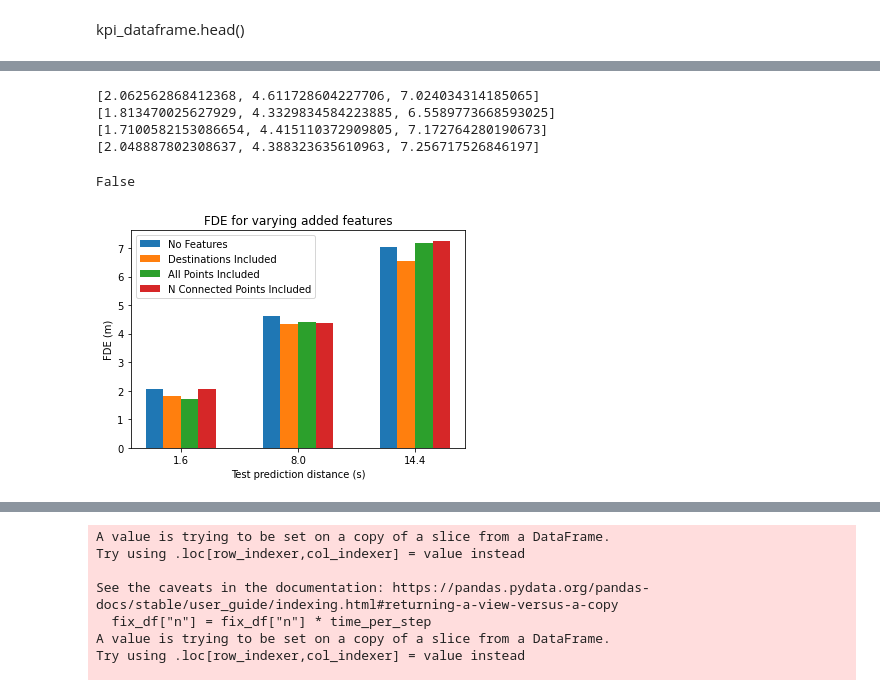
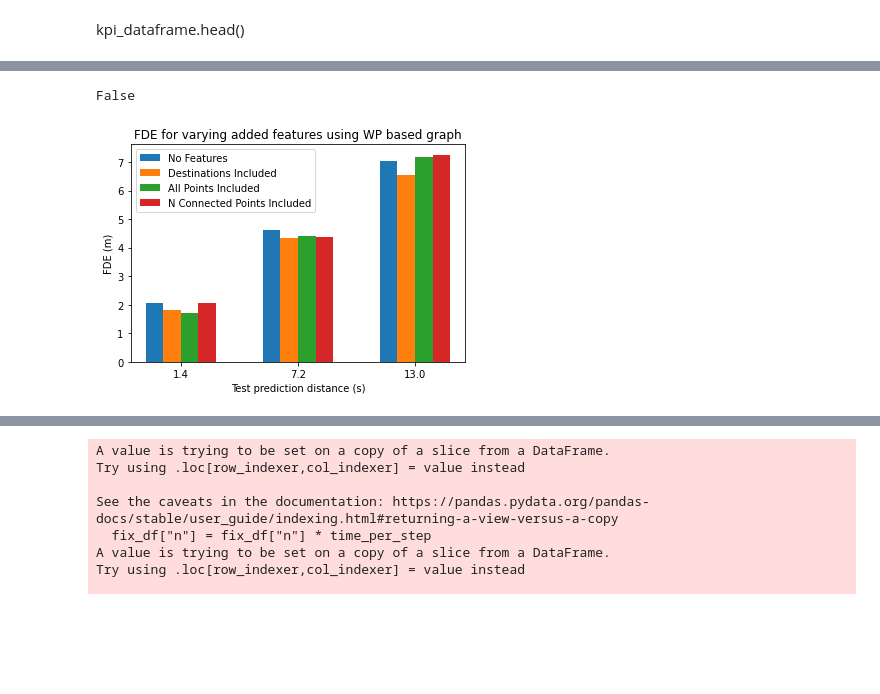
Before and after one commit to gitBram/vru_path_prediction, a Jupyter notebook: path_prediction_graphs.ipynb, the cells around one changed output, grey strips where cells are left out. Drawn from its saved outputs; the diff is of its cells as text; code cells hidden in the pictures; blank space fills up the shorter version.

```diff
--- a/path_prediction_graphs.ipynb
+++ b/path_prediction_graphs.ipynb
@@ -268,7 +268,7 @@ False
 
 def plot_graph3(df, time_per_step = 1.44, KPI="FDE", num_out_steps = 12,  n=[1,5,9], num_in_steps=2,
 dests_incl=True, all_points_incl=True, n_conn_points_incl=True, num_lstm_lay=2,
-num_dense_lay=2, lstm_lay_size=64, dense_lay_size=64, var_in_len=False, save_path="features.png"):
+num_dense_lay=2, lstm_lay_size=64, dense_lay_size=64, var_in_len=False, save_path="features.png", graph="WP"):
     # Easy access to vars that change per function made
     x_col_name = None
     y_col_name = KPI
@@ -281,7 +281,7 @@ num_dense_lay=2, lstm_lay_size=64, dense_lay_size=64, var_in_len=False, save_pat
     fig, ax = plt.subplots()
 
     # Set axes labels, title...
-    ax.set_title(KPI + " for varying added features")
+    ax.set_title(KPI + " for varying added features using " + graph + " based graph")
     ax.set_ylabel(KPI + " (m)")
     ax.set_xlabel("Test prediction distance" + " (s)")
 
@@ -307,6 +307,8 @@ num_dense_lay=2, lstm_lay_size=64, dense_lay_size=64, var_in_len=False, save_pat
         df_c=df_c[df_c["n_conn_points_included"]==n_conn_points_incl]
 
         return df_c
+
+    adj_val = 0.9
 
     legend_list = n
     lst_no_features = []
@@ -350,41 +352,33 @@ num_dense_lay=2, lstm_lay_size=64, dense_lay_size=64, var_in_len=False, save_pat
             lst_n_conn_points_incl.append(0.)
 
     # prints for debug
-    print(lst_no_features)
-    print(lst_dests_incl)
-    print(lst_all_points_incl)
-    print(lst_n_conn_points_incl)
 
     ''' ONLY IF THE FIXED COL NEEDS TO BE ADJUSTED FOR TIME!!! '''
     if fixed_col_name == "n" or fixed_col_name == "num_in_steps" or fixed_col_name == "num_out_steps":
-        legend_list = [x*time_per_step for x in legend_list]
+        legend_list = [round(x*time_per_step, 1) for x in legend_list]
 
     # Make the plot
     x = np.arange(len(legend_list))  # the label locations
     width = 0.45  # the width of the bars
     rects1 = ax.bar(x - 1.5*width/3, lst_no_features, width/3, label='No Features')
     rects2 = ax.bar(x - .5*width/3, lst_dests_incl, width/3, label='Destinations Included')
     rects3 = ax.bar(x + .5*width/3, lst_all_points_incl, width/3, label='All Points Included')
     rects4 = ax.bar(x + 1.5*width/3, lst_n_conn_points_incl, width/3, label='N Connected Points Included')
 
     # Set title and labels
     ax.set_xticks(x)
     ax.set_xticklabels(legend_list)
     ax.legend()
 
     # save graph
     if save_path is not None:
         save_path = "data/images/path_pred_result/" + save_path
         plt.gcf()
         plt.savefig(save_path, bbox_inches='tight')
 
     return False
 
 plot_graph3(kpi_dataframe)
 # %% [output]
-[2.062562868412368, 4.611728604227706, 7.024034314185065]
-[1.813470025627929, 4.3329834584223885, 6.5589773668593025]
-[1.7100582153086654, 4.415110372909805, 7.172764280190673]
-[2.048887802308637, 4.388323635610963, 7.256717526846197]
+False
-False
-[figure, old version]
+[figure, new version]
```
Also changed, not shown: parts of 11 cells of this notebook, 11 other files.
